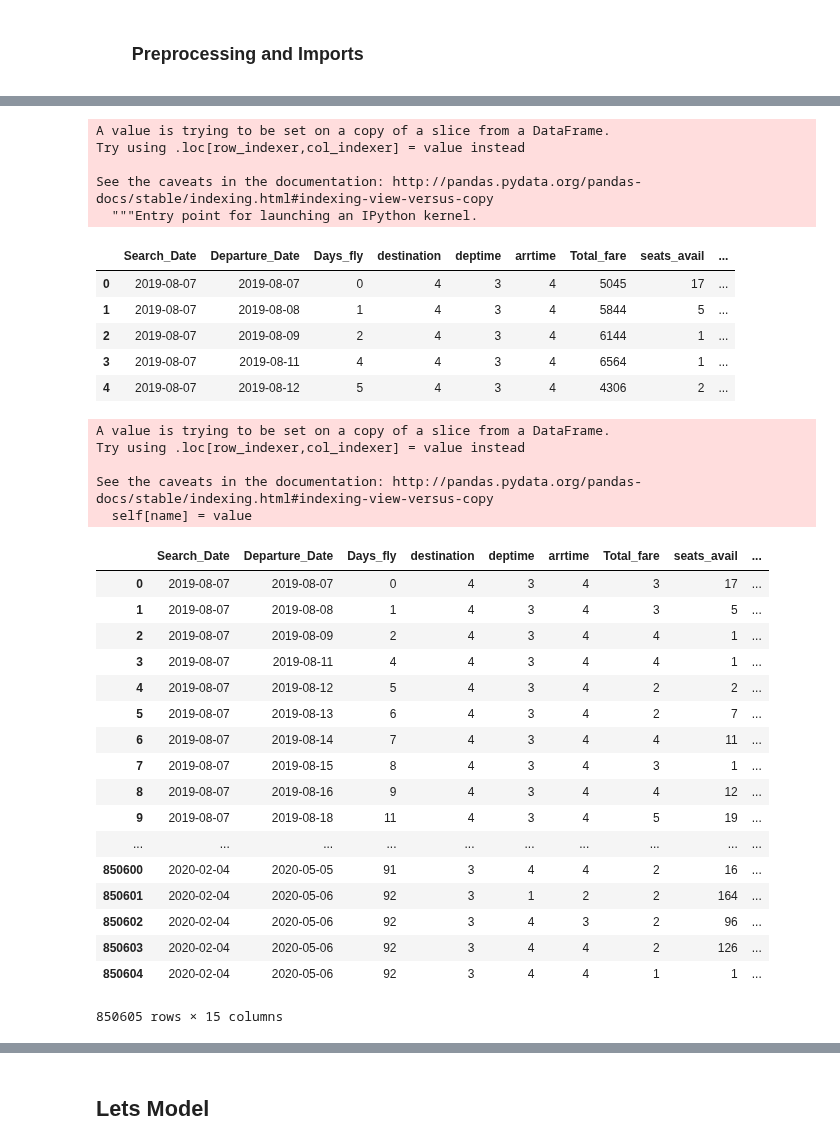
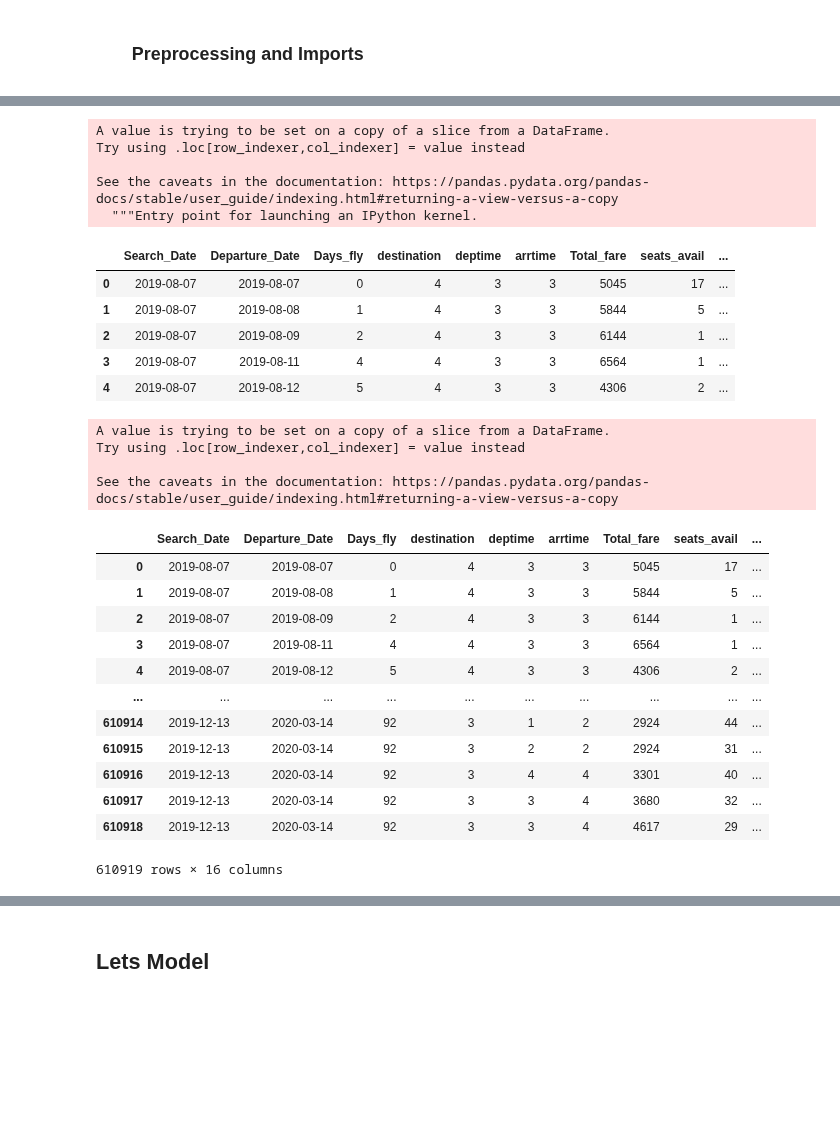
Before and after one commit to Harsh1347/Flight_Fare_Prediction, a Jupyter notebook: Indigo.ipynb, the cells around one changed output, grey strips where cells are left out. Cells and saved outputs as stored; diff of their text form; code cells hidden in the pictures; blank space fills up the shorter version.

```diff
--- a/Indigo.ipynb
+++ b/Indigo.ipynb
@@ -10,9 +10,10 @@ import seaborn as sns
 import datetime
 from datetime import timedelta
 from datetime import datetime
+import tensorflow as tf
 %matplotlib inline
 %config IPCompleter.greedy=True
-flight = pd.read_csv("C:\\Users\\MAHE\\Desktop\\data_sets\\Rawflight.csv")
+flight = pd.read_csv("D:\\DataSets\\Rawflight.csv")
 # %%
 def rel(data):
     corel = data.corr().index
@@ -24,23 +25,23 @@ for t in flight.duration:
     m = (int(t.split()[0].split('h')[0])*60) + (int(t.split()[1].split('m')[0]))
     mins.append(m)
 flight.replace(["BOM","HYD","NAG","PNQ"],[1,2,3,4],inplace = True)
-flight['duration'] = mins
+flight['Duration'] = mins
 flight['Departure_Date'] = pd.to_datetime(flight.Departure_Date,dayfirst =True)
 flight['Search_Date'] = pd.to_datetime(flight.Search_Date,dayfirst =True)
 flight['Day_Name'] = flight.Departure_Date.dt.weekday
-flight['d_month'] = flight.Departure_Date.dt.month
-flight['s_month'] = flight.Search_Date.dt.month
-flight['diff_month'] = flight.Departure_Date.dt.month - flight.Search_Date.dt.month
+flight['Dept_Month'] = flight.Departure_Date.dt.month
+flight['Search_Month'] = flight.Search_Date.dt.month
+flight['Diff_Month'] = flight.Departure_Date.dt.month - flight.Search_Date.dt.month
 flight.drop_duplicates(inplace = True)
 flight.drop('Unnamed: 0',axis = 1,inplace =True)
 tofday = []
 for i in flight['deptime']:
     j=int(i.split(':')[0])
-    if(j >=0 | j<6):
+    if(j >=0 and j<6):
         tofday.append(1)
-    elif(j >=6 | j<12):
+    elif(j >=6 and j<12):
         tofday.append(2)
-    elif(j>=12 | j< 18):
+    elif(j>=12 and j< 18):
         tofday.append(3)
     else:
         tofday.append(4)
@@ -48,11 +49,11 @@ flight['deptime'] = tofday
 tofday1 = []
 for i in flight['arrtime']:
     j=int(i.split(':')[0])
-    if(j >=0 | j<6):
+    if(j >=0 and j<6):
         tofday1.append(1)
-    elif(j >=6 | j<12):
+    elif(j >=6 and j<12):
         tofday1.append(2)
-    elif(j>=12 | j< 18):
+    elif(j>=12 and j< 18):
         tofday1.append(3)
     else:
         tofday1.append(4)
@@ -83,5 +86,5 @@ Indigo.shape
 # %%
-Indigo.drop(columns = {"origin","seatingclass","stop1","stop2"},axis = 1,inplace = True)
+Indigo.drop(columns = {"origin","seatingclass","stop1","stop2","duration"},axis = 1,inplace = True)
 Indigo
 # %% [output]
 A value is trying to be set on a copy of a slice from a DataFrame
@@ -138,56 +140,52 @@ Indigo['search_day'] = Indigo.Search_Date.dt.day
 A value is trying to be set on a copy of a slice from a DataFrame.
 Try using .loc[row_indexer,col_indexer] = value instead
 
-See the caveats in the documentation: http://pandas.pydata.org/pandas-docs/stable/indexing.html#indexing-view-versus-copy
+See the caveats in the documentation: https://pandas.pydata.org/pandas-docs/stable/user_guide/indexing.html#returning-a-view-versus-a-copy
   """Entry point for launching an IPython kernel.
 # %%
 Indigo.head()
 # %% [output]
 |  | Search_Date | Departure_Date | Days_fly | destination | deptime | arrtime | Total_fare | seats_avail | ... |
-| 0 | 2019-08-07 | 2019-08-07 | 0 | 4 | 3 | 4 | 5045 | 17 | ... |
-| 1 | 2019-08-07 | 2019-08-08 | 1 | 4 | 3 | 4 | 5844 | 5 | ... |
-| 2 | 2019-08-07 | 2019-08-09 | 2 | 4 | 3 | 4 | 6144 | 1 | ... |
-| 3 | 2019-08-07 | 2019-08-11 | 4 | 4 | 3 | 4 | 6564 | 1 | ... |
-| 4 | 2019-08-07 | 2019-08-12 | 5 | 4 | 3 | 4 | 4306 | 2 | ... |
+| 0 | 2019-08-07 | 2019-08-07 | 0 | 4 | 3 | 3 | 5045 | 17 | ... |
+| 1 | 2019-08-07 | 2019-08-08 | 1 | 4 | 3 | 3 | 5844 | 5 | ... |
+| 2 | 2019-08-07 | 2019-08-09 | 2 | 4 | 3 | 3 | 6144 | 1 | ... |
+| 3 | 2019-08-07 | 2019-08-11 | 4 | 4 | 3 | 3 | 6564 | 1 | ... |
+| 4 | 2019-08-07 | 2019-08-12 | 5 | 4 | 3 | 3 | 4306 | 2 | ... |
 # %%
 fare_cat = []
 for i in Indigo['Total_fare']:
 
     if(i<=3000):
         fare_cat.append(0)
     elif(i>3000 and i<=4000):
         fare_cat.append(1)
     elif(i>4000 and i< 5000):
         fare_cat.append(2)
     elif(i>5000 and i<=6000):
         fare_cat.append(3)
     elif(i>6000 and i<=7000):
         fare_cat.append(4)
+    elif(i>7000 and i <= 8000):
+        fare_cat.append(5)
     else:
-        fare_cat.append(5)
-Indigo.Total_fare = fare_cat
+        fare_cat.append(6)
+Indigo['Fare_Cat'] = fare_cat
 Indigo
 # %% [output]
 A value is trying to be set on a copy of a slice from a DataFrame.
 Try using .loc[row_indexer,col_indexer] = value instead
 
-See the caveats in the documentation: http://pandas.pydata.org/pandas-docs/stable/indexing.html#indexing-view-versus-copy
-  self[name] = value
+See the caveats in the documentation: https://pandas.pydata.org/pandas-docs/stable/user_guide/indexing.html#returning-a-view-versus-a-copy
 |  | Search_Date | Departure_Date | Days_fly | destination | deptime | arrtime | Total_fare | seats_avail | ... |
-| 0 | 2019-08-07 | 2019-08-07 | 0 | 4 | 3 | 4 | 3 | 17 | ... |
-| 1 | 2019-08-07 | 2019-08-08 | 1 | 4 | 3 | 4 | 3 | 5 | ... |
-| 2 | 2019-08-07 | 2019-08-09 | 2 | 4 | 3 | 4 | 4 | 1 | ... |
-| 3 | 2019-08-07 | 2019-08-11 | 4 | 4 | 3 | 4 | 4 | 1 | ... |
-| 4 | 2019-08-07 | 2019-08-12 | 5 | 4 | 3 | 4 | 2 | 2 | ... |
-| 5 | 2019-08-07 | 2019-08-13 | 6 | 4 | 3 | 4 | 2 | 7 | ... |
-| 6 | 2019-08-07 | 2019-08-14 | 7 | 4 | 3 | 4 | 4 | 11 | ... |
-| 7 | 2019-08-07 | 2019-08-15 | 8 | 4 | 3 | 4 | 3 | 1 | ... |
-| 8 | 2019-08-07 | 2019-08-16 | 9 | 4 | 3 | 4 | 4 | 12 | ... |
-| 9 | 2019-08-07 | 2019-08-18 | 11 | 4 | 3 | 4 | 5 | 19 | ... |
+| 0 | 2019-08-07 | 2019-08-07 | 0 | 4 | 3 | 3 | 5045 | 17 | ... |
+| 1 | 2019-08-07 | 2019-08-08 | 1 | 4 | 3 | 3 | 5844 | 5 | ... |
+| 2 | 2019-08-07 | 2019-08-09 | 2 | 4 | 3 | 3 | 6144 | 1 | ... |
+| 3 | 2019-08-07 | 2019-08-11 | 4 | 4 | 3 | 3 | 6564 | 1 | ... |
+| 4 | 2019-08-07 | 2019-08-12 | 5 | 4 | 3 | 3 | 4306 | 2 | ... |
 | ... | ... | ... | ... | ... | ... | ... | ... | ... | ... |
-| 850600 | 2020-02-04 | 2020-05-05 | 91 | 3 | 4 | 4 | 2 | 16 | ... |
-| 850601 | 2020-02-04 | 2020-05-06 | 92 | 3 | 1 | 2 | 2 | 164 | ... |
-| 850602 | 2020-02-04 | 2020-05-06 | 92 | 3 | 4 | 3 | 2 | 96 | ... |
-| 850603 | 2020-02-04 | 2020-05-06 | 92 | 3 | 4 | 4 | 2 | 126 | ... |
-| 850604 | 2020-02-04 | 2020-05-06 | 92 | 3 | 4 | 4 | 1 | 1 | ... |
+| 610914 | 2019-12-13 | 2020-03-14 | 92 | 3 | 1 | 2 | 2924 | 44 | ... |
+| 610915 | 2019-12-13 | 2020-03-14 | 92 | 3 | 2 | 2 | 2924 | 31 | ... |
+| 610916 | 2019-12-13 | 2020-03-14 | 92 | 3 | 4 | 4 | 3301 | 40 | ... |
+| 610917 | 2019-12-13 | 2020-03-14 | 92 | 3 | 3 | 4 | 3680 | 32 | ... |
+| 610918 | 2019-12-13 | 2020-03-14 | 92 | 3 | 3 | 4 | 4617 | 29 | ... |
-850605 rows × 15 columns
+610919 rows × 16 columns
```
Also changed, not shown: parts of 11 cells of this notebook, 7 other files.
